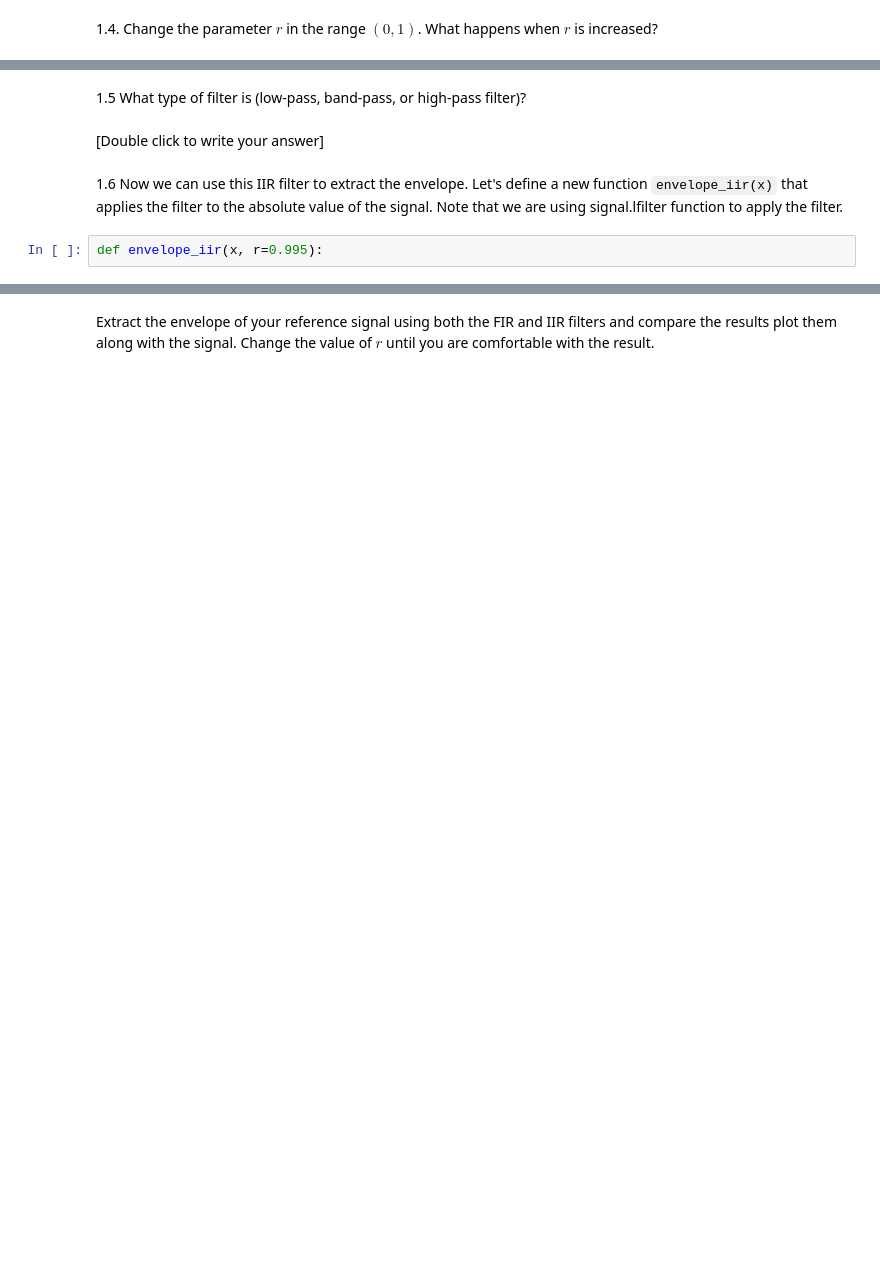
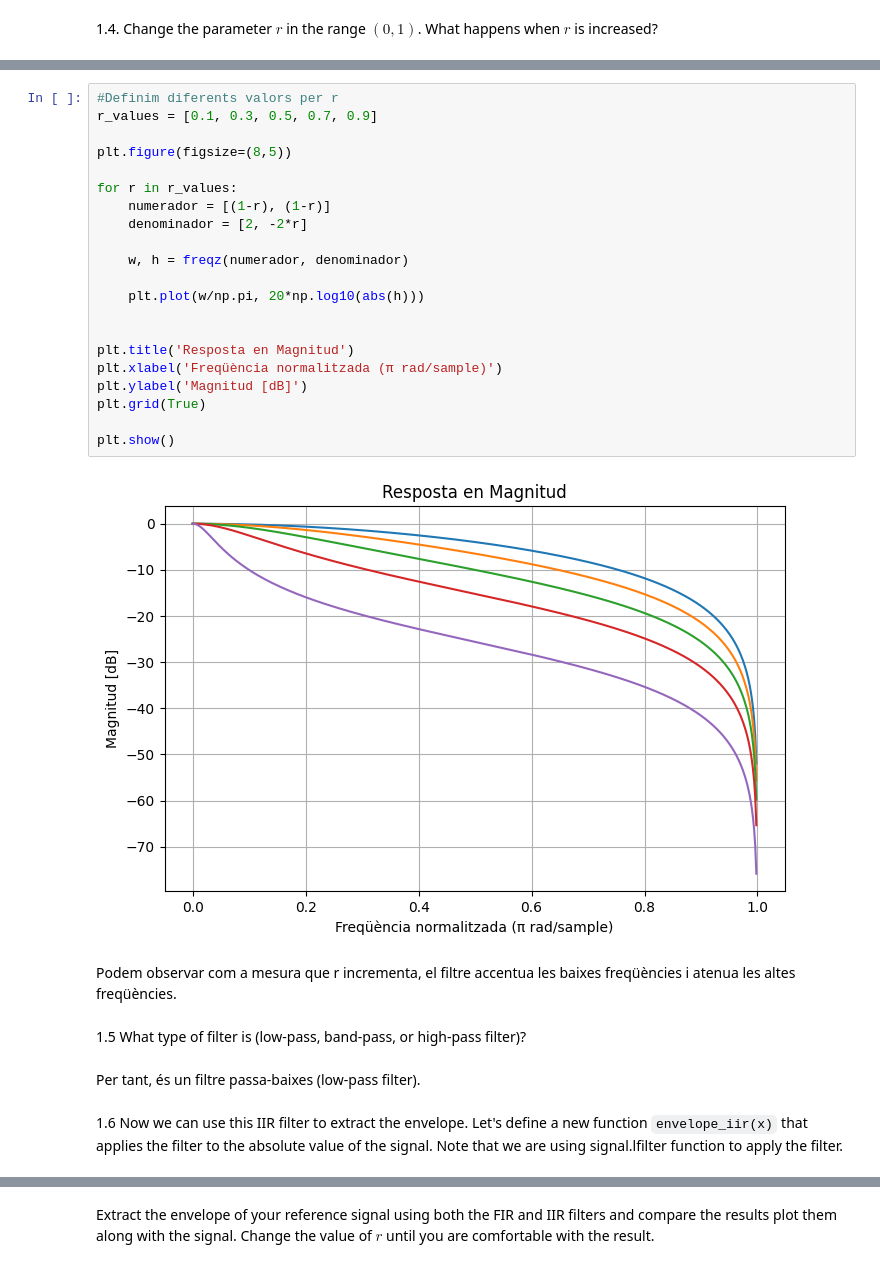
Before and after one commit to bernatnogueras/sis1_group202_bernat, a Jupyter notebook: labs/Lab6.ipynb, the cells around one changed output, grey strips where cells are left out. Saved outputs shown, nothing was run; the diff lists cells and outputs as text; blank space fills up the shorter version.

```diff
--- a/labs/Lab6.ipynb
+++ b/labs/Lab6.ipynb
@@ -128,8 +160,31 @@ from sis1lab.util import plot_zeros_poles
+# %%
+#Definim diferents valors per r
+r_values = [0.1, 0.3, 0.5, 0.7, 0.9]
+
+plt.figure(figsize=(8,5))
+
+for r in r_values:
+    numerador = [(1-r), (1-r)]
+    denominador = [2, -2*r]
+
+    w, h = freqz(numerador, denominador)
+
+    plt.plot(w/np.pi, 20*np.log10(abs(h)))
+
+
+plt.title('Resposta en Magnitud')
+plt.xlabel('Freqüència normalitzada (π rad/sample)')
+plt.ylabel('Magnitud [dB]')
+plt.grid(True)
+
+plt.show()
+# %% [output]
+[figure, added]
+# %% [markdown]
+Podem observar com a mesura que r incrementa, el filtre accentua les baixes freqüències i atenua les altes freqüències.
 # %% [markdown]
 1.5 What type of filter is (low-pass, band-pass, or high-pass filter)?
-# %% [markdown]
-[Double click to write your answer]
+# %% [markdown]
+Per tant, és un filtre passa-baixes (low-pass filter).
 # %% [markdown]
 1.6 Now we can use this IIR filter to extract the envelope. Let's define a new function `envelope_iir(x)` that applies the filter to the absolute value of the signal. Note that we are using signal.lfilter function to apply the filter.
-# %%
-def envelope_iir(x, r=0.995):
```
Also changed, not shown: parts of 9 cells of this notebook.
